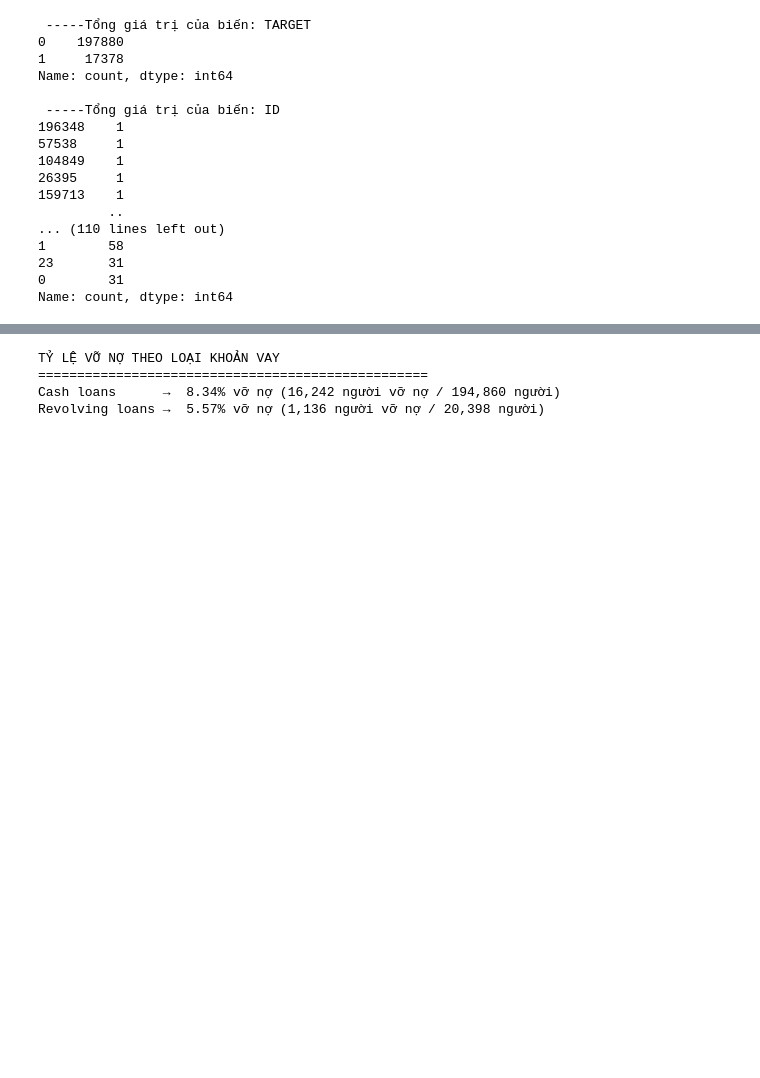
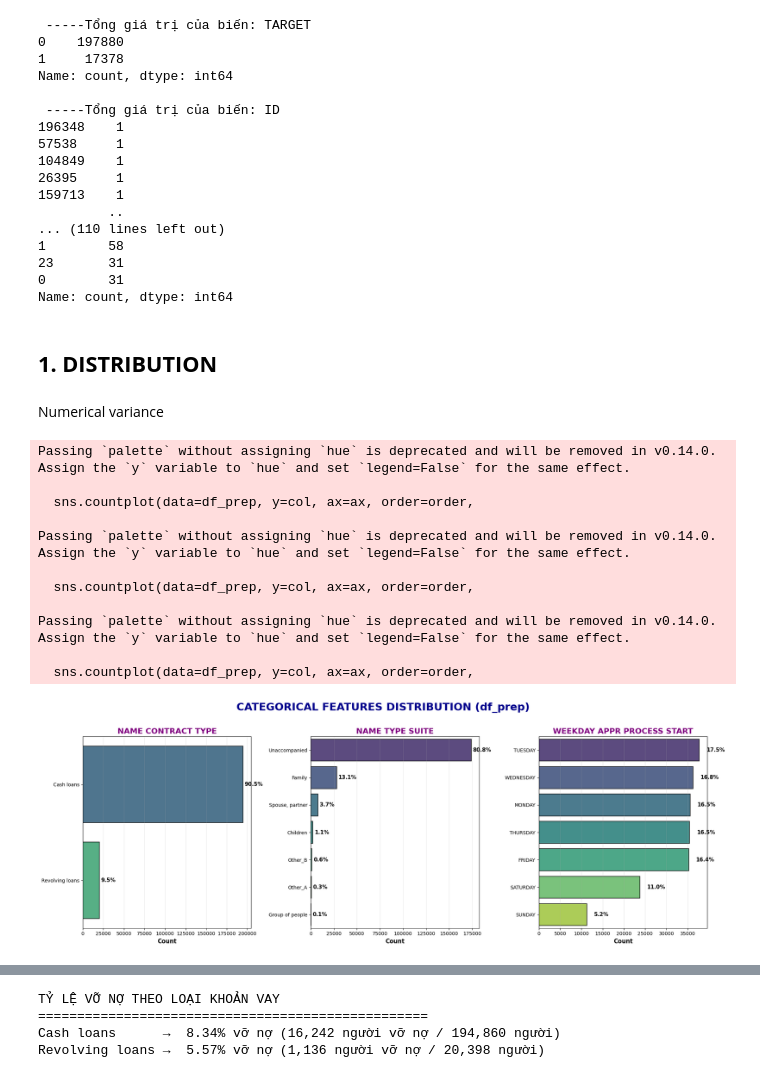
Before and after one commit to MinhGioChai/Data-Visualization, a Jupyter notebook: dataunderstandingwith10fts.ipynb, the cells around one changed output, grey strips where cells are left out. Drawn from its saved outputs; the diff is of its cells as text; code cells hidden in the pictures; blank space fills up the shorter version.

```diff
--- a/dataunderstandingwith10fts.ipynb
+++ b/dataunderstandingwith10fts.ipynb
@@ -17,5 +33,5 @@ memory usage: 200.4+ MB
 cols_group1 = ['TARGET','ID' ,'NAME_CONTRACT_TYPE', 'NAME_TYPE_SUITE', 'WEEKDAY_APPR_PROCESS_START',
     'AMT_INCOME_TOTAL', 'AMT_CREDIT', 'AMT_ANNUITY', 'AMT_GOODS_PRICE', 'HOUR_APPR_PROCESS_START'
 ]
-df_train = df[cols_group1]
+df_prep = df[cols_group1]
 # %%
@@ -81,3 +81,57 @@ Name: count, dtype: int64
 23       31
 0        31
 Name: count, dtype: int64
+# %% [markdown]
+## **1. DISTRIBUTION**
+# %% [markdown]
+Numerical variance
+# %%
+# === CATEGORICAL FEATURES ===
+categorical_cols = [
+    'NAME_CONTRACT_TYPE',
+    'NAME_TYPE_SUITE',
+    'WEEKDAY_APPR_PROCESS_START'
+]
+
+# TARGET vẽ riêng vì nó là biến mục tiêu → cần highlight tỷ lệ vỡ nợ
+target_col = 'TARGET'
+
+# === 1. Vẽ các biến categorical bình thường ===
+fig, axes = plt.subplots(1, 3, figsize=(20, 7))
+axes = axes.ravel()
+
+for i, col in enumerate(categorical_cols):
+    ax = axes[i]
+    order = df_prep[col].value_counts().index
+    sns.countplot(data=df_prep, y=col, ax=ax, order=order,
+                  palette='viridis', alpha=0.9, edgecolor='black', linewidth=1.2)
+
+    total = len(df_prep)
+    for p in ax.patches:
+        percentage = f'{100 * p.get_width() / total:.1f}%'
+        x = p.get_width() + total * 0.008
+        y = p.get_y() + p.get_height()/2
+        ax.text(x, y, percentage, va='center', ha='left', fontsize=11, fontweight='bold')
+
+    ax.set_title(f'{col.replace("_", " ")}', fontsize=16, fontweight='bold', color='purple')
+    ax.set_xlabel('Count', fontsize=12, fontweight='bold')
+    ax.set_ylabel('')
+    ax.grid(True, axis='x', alpha=0.3)
+
+plt.suptitle('CATEGORICAL FEATURES DISTRIBUTION (df_prep)',
+             fontsize=22, fontweight='bold', color='darkblue', y=1.02)
+plt.tight_layout()
+plt.show()
+# %% [output]
+Passing `palette` without assigning `hue` is deprecated and will be removed in v0.14.0. Assign the `y` variable to `hue` and set `legend=False` for the same effect.
+
+  sns.countplot(data=df_prep, y=col, ax=ax, order=order,
+
+Passing `palette` without assigning `hue` is deprecated and will be removed in v0.14.0. Assign the `y` variable to `hue` and set `legend=False` for the same effect.
+
+  sns.countplot(data=df_prep, y=col, ax=ax, order=order,
+
+Passing `palette` without assigning `hue` is deprecated and will be removed in v0.14.0. Assign the `y` variable to `hue` and set `legend=False` for the same effect.
+
+  sns.countplot(data=df_prep, y=col, ax=ax, order=order,
+[figure, added]
```
Also changed, not shown: parts of 26 cells of this notebook.
